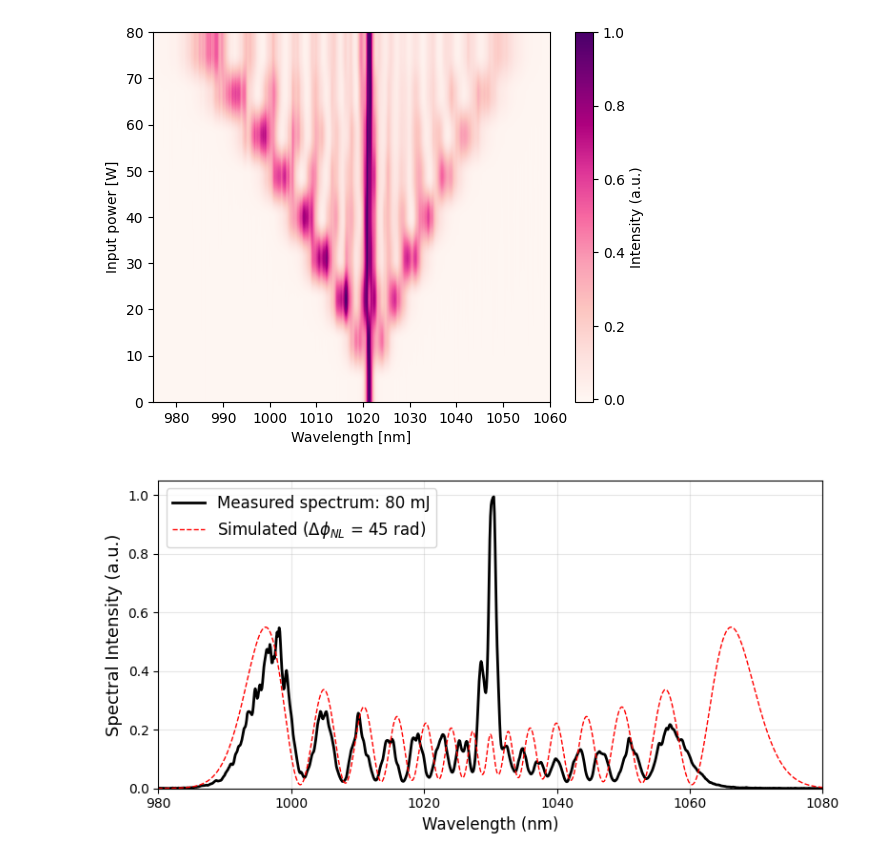
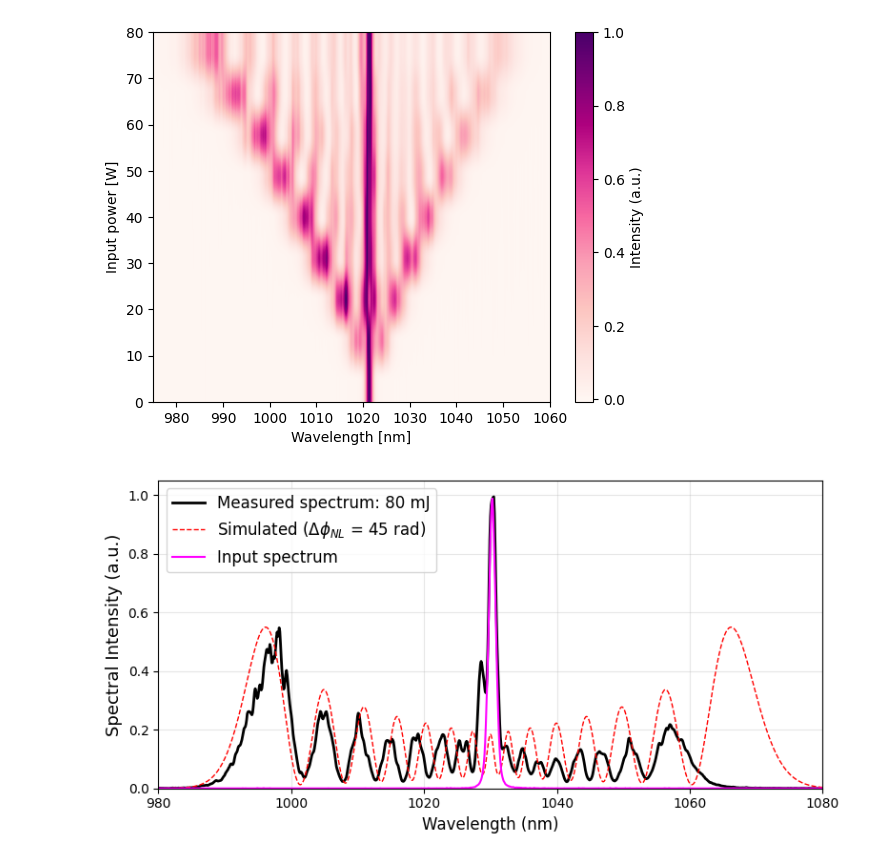
Before and after one commit to sebastiankalos/HC_scripts, a Jupyter notebook: HC_spectra_Aug25.ipynb, the cells around one changed output. Saved outputs shown, nothing was run; the diff lists cells and outputs as text; code cells hidden in the pictures.

```diff
--- a/HC_spectra_Aug25.ipynb
+++ b/HC_spectra_Aug25.ipynb
@@ -416,31 +416,37 @@ def simulated_spectrum_for_B(B):
     phi_spm = B * np.exp(-(t**2)/(tau_sigma**2))
     E_t = A_t * np.exp(1j*phi_spm) * np.exp(1j*omega0*t)
     return spectrum_vs_lambda(E_t)
 
 # ----------------- Measured data (from your heatmap) -----------------
 # Assumes you already have:
 #   SPM_grid: np.array([I_1W, I_10W, ..., I_80W])  shape = (9, n_lambda)
 #   nm_10W:   wavelength axis (nm) for those spectra
 exp_lam_nm = nm_10W
 exp_80W    = np.asarray(SPM_grid[-1], dtype=float)
 exp_80W = np.clip(exp_80W, 0, None)
 exp_80W /= exp_80W.max() if exp_80W.max() > 0 else 1.0
 exp_on_sim = np.interp(lam_nm_grid, exp_lam_nm, exp_80W, left=0.0, right=0.0)
 
+exp_1W    = np.asarray(SPM_grid[0], dtype=float)
+exp_1W = np.clip(exp_1W, 0, None)
+exp_1W /= exp_1W.max() if exp_1W.max() > 0 else 1.0
+exp_on_sim_1W = np.interp(lam_nm_grid, exp_lam_nm, exp_1W, left=0.0, right=0.0)
+
 # ----------------- Simulate and plot overlay -----------------
 I_lambda_sim = simulated_spectrum_for_B(B_value)
 
 plt.figure(figsize=(8,4))
 plt.plot(lam_nm_grid, exp_on_sim,     label="Measured spectrum: 80 mJ", lw=2,color='black')
 plt.plot(lam_nm_grid,I_lambda_sim*0.55,label=f"Simulated ($\\Delta \phi_{{NL}}$ = {B_value:.0f} rad)", lw=1, ls='dashed', color='red')
+plt.plot(lam_nm_grid, exp_on_sim_1W,color='magenta',label='Input spectrum')
 plt.xlabel("Wavelength (nm)",size=12)
 plt.ylabel("Spectral Intensity (a.u.)",size=13)
 #plt.title("Measured 80 W vs. SPM Simulation")
 plt.xlim(1030-50, 1030+50)  # adjust as you like
 plt.grid(True, alpha=0.3)
 plt.ylim(0,1.05)
 plt.legend(loc='upper left',prop={'size': 12})
 plt.tight_layout()
 plt.show()
 # %% [output]
-[figure, old version]
+[figure, new version]
```
Also changed, not shown: parts of 2 cells of this notebook, 4 other files.
